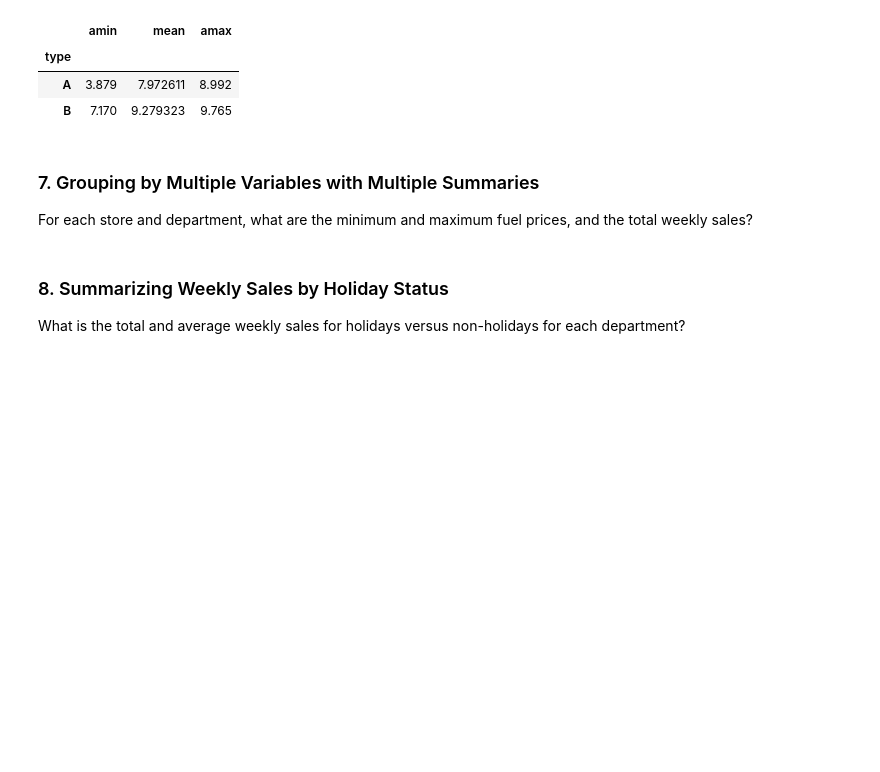
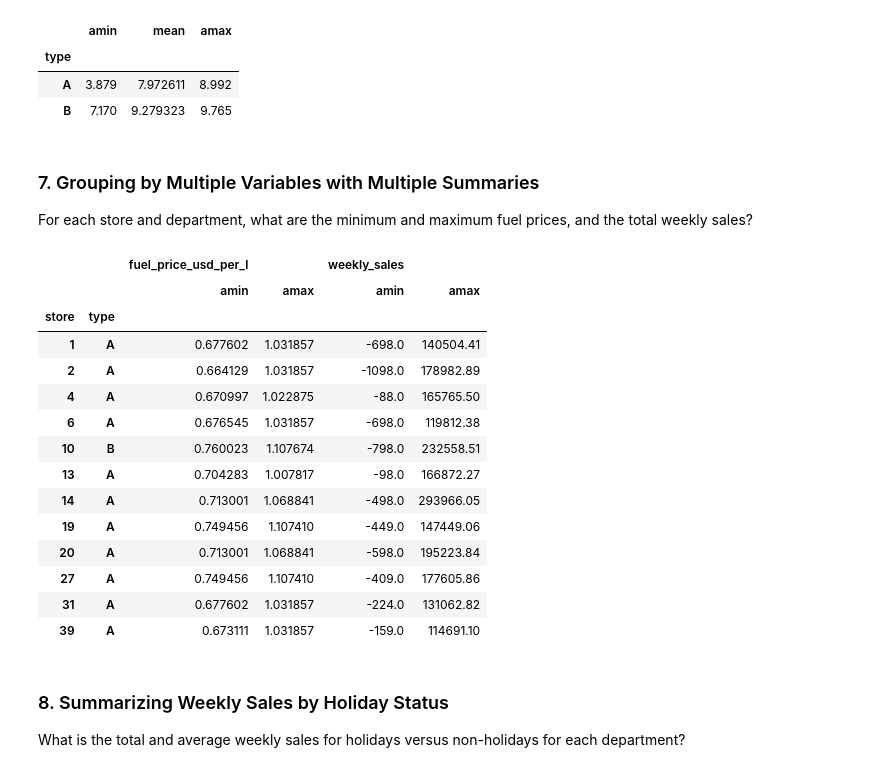
Before and after one commit to S827/python-programs, a Jupyter notebook: EDAPractice/DMWithPandas/CH2_AggregatingDataFrames/grouped_summary_statistics_practice_exercise.ipynb, the cells around one changed output. Cells and saved outputs as stored; diff of their text form; code cells hidden in the pictures; blank space fills up the shorter version.

```diff
--- a/EDAPractice/DMWithPandas/CH2_AggregatingDataFrames/grouped_summary_statistics_practice_exercise.ipynb
+++ b/EDAPractice/DMWithPandas/CH2_AggregatingDataFrames/grouped_summary_statistics_practice_exercise.ipynb
@@ -157,7 +157,23 @@ sales.groupby('type')['unemployment'].agg([np.min, np.mean, np.max])
 
 For each store and department, what are the minimum and maximum fuel prices, and the total weekly sales?
 # %%
-sales.groupby(['store', 'type'])[['fuel_price_usd_per_l', 'weekly_sales']]
+sales.groupby(['store', 'type'])[['fuel_price_usd_per_l', 'weekly_sales']].agg([np.min, np.max])
+# %% [output]
+|  |  | fuel_price_usd_per_l |  | weekly_sales |  |
+|  |  | amin | amax | amin | amax |
+| store | type |  |  |  |  |
+| 1 | A | 0.677602 | 1.031857 | -698.0 | 140504.41 |
+| 2 | A | 0.664129 | 1.031857 | -1098.0 | 178982.89 |
+| 4 | A | 0.670997 | 1.022875 | -88.0 | 165765.50 |
+| 6 | A | 0.676545 | 1.031857 | -698.0 | 119812.38 |
+| 10 | B | 0.760023 | 1.107674 | -798.0 | 232558.51 |
+| 13 | A | 0.704283 | 1.007817 | -98.0 | 166872.27 |
+| 14 | A | 0.713001 | 1.068841 | -498.0 | 293966.05 |
+| 19 | A | 0.749456 | 1.107410 | -449.0 | 147449.06 |
+| 20 | A | 0.713001 | 1.068841 | -598.0 | 195223.84 |
+| 27 | A | 0.749456 | 1.107410 | -409.0 | 177605.86 |
+| 31 | A | 0.677602 | 1.031857 | -224.0 | 131062.82 |
+| 39 | A | 0.673111 | 1.031857 | -159.0 | 114691.10 |
 # %% [markdown]
 ### 8. Summarizing Weekly Sales by Holiday Status
 
```
Also changed, not shown: parts of 4 cells of this notebook.
